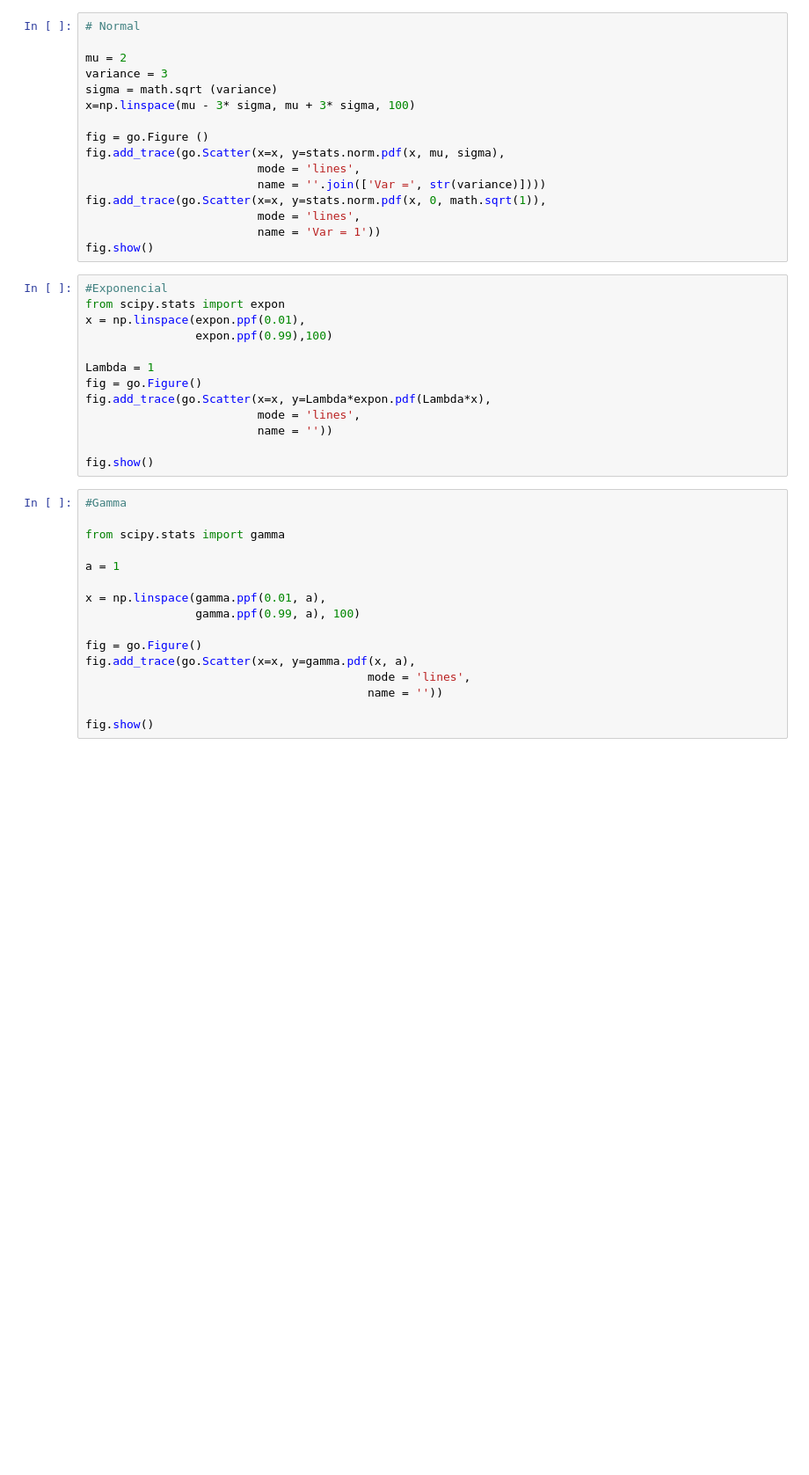
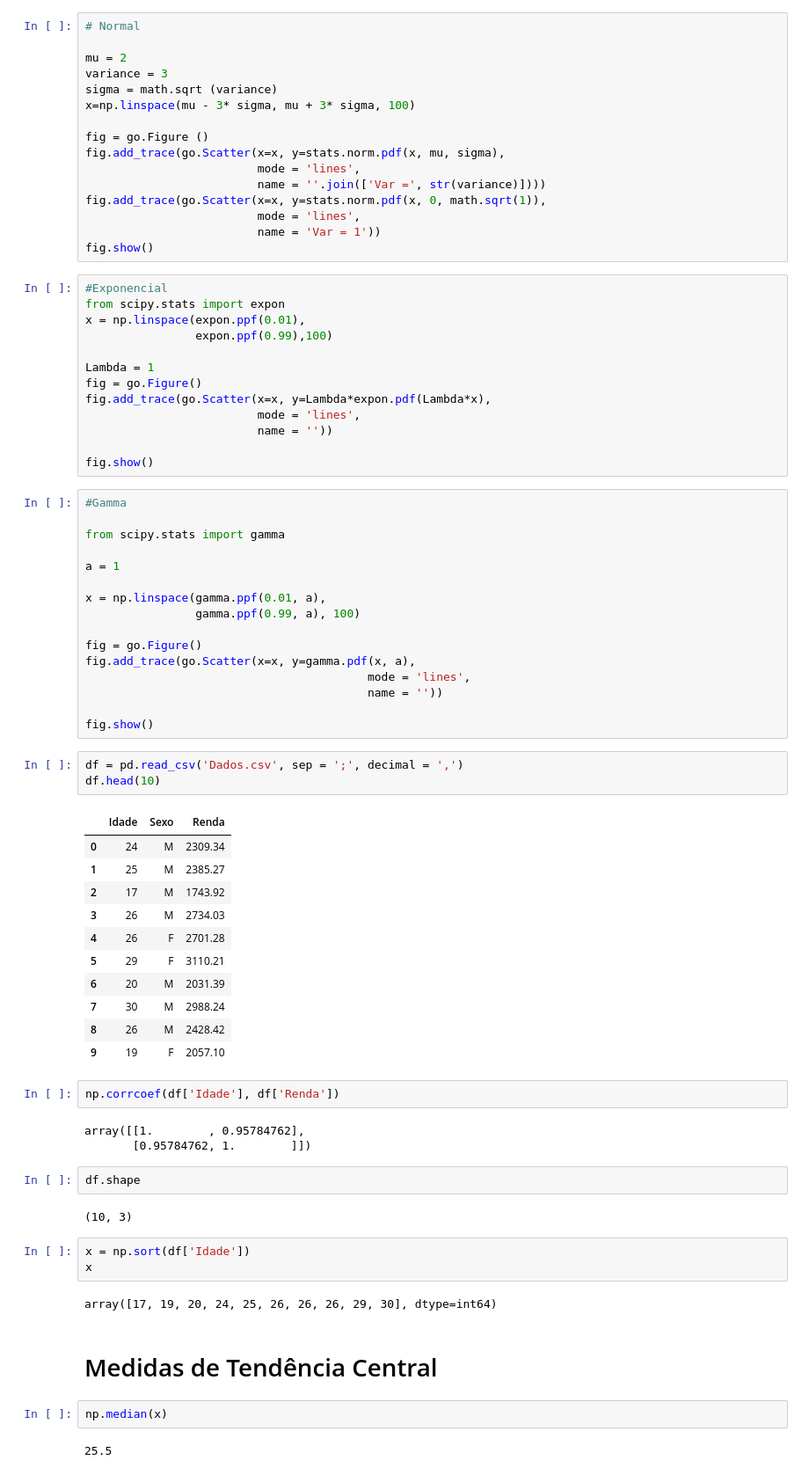
Before and after one commit to helobettio/An-lise-de-Dados, a Jupyter notebook: aula.ipynb, the cells around one changed output. Shown at 88% size. Cells and saved outputs as stored; diff of their text form; blank space fills up the shorter version.

```diff
--- a/aula.ipynb
+++ b/aula.ipynb
@@ -51,3 +51,38 @@ fig.add_trace(go.Scatter(x=x, y=gamma.pdf(x, a),
                                          name = ''))
 
 fig.show()
+# %%
+df = pd.read_csv('Dados.csv', sep = ';', decimal = ',')
+df.head(10)
+# %% [output]
+|  | Idade | Sexo | Renda |
+| 0 | 24 | M | 2309.34 |
+| 1 | 25 | M | 2385.27 |
+| 2 | 17 | M | 1743.92 |
+| 3 | 26 | M | 2734.03 |
+| 4 | 26 | F | 2701.28 |
+| 5 | 29 | F | 3110.21 |
+| 6 | 20 | M | 2031.39 |
+| 7 | 30 | M | 2988.24 |
+| 8 | 26 | M | 2428.42 |
+| 9 | 19 | F | 2057.10 |
+# %%
+np.corrcoef(df['Idade'], df['Renda'])
+# %% [output]
+array([[1.        , 0.95784762],
+       [0.95784762, 1.        ]])
+# %%
+df.shape
+# %% [output]
+(10, 3)
+# %%
+x = np.sort(df['Idade'])
+x
+# %% [output]
+array([17, 19, 20, 24, 25, 26, 26, 26, 29, 30], dtype=int64)
+# %% [markdown]
+# Medidas de Tendência Central
+# %%
+np.median(x)
+# %% [output]
+25.5
```
Also changed, not shown: parts of 14 cells of this notebook, 1 other file.
